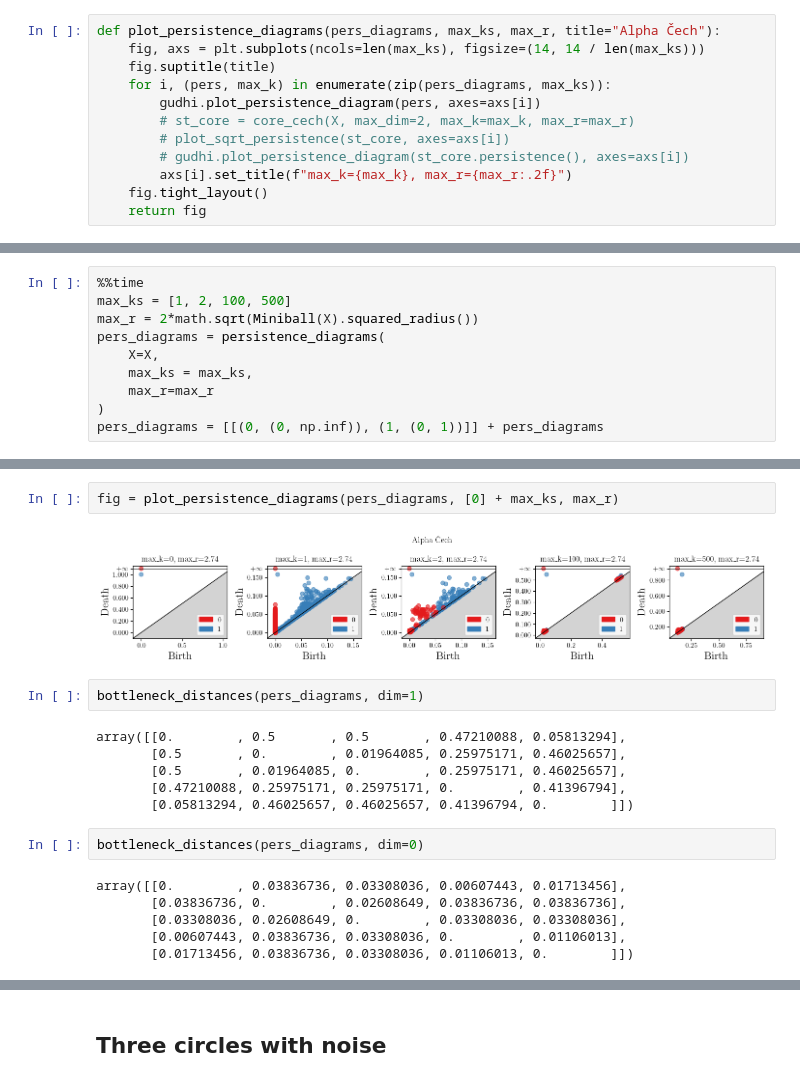
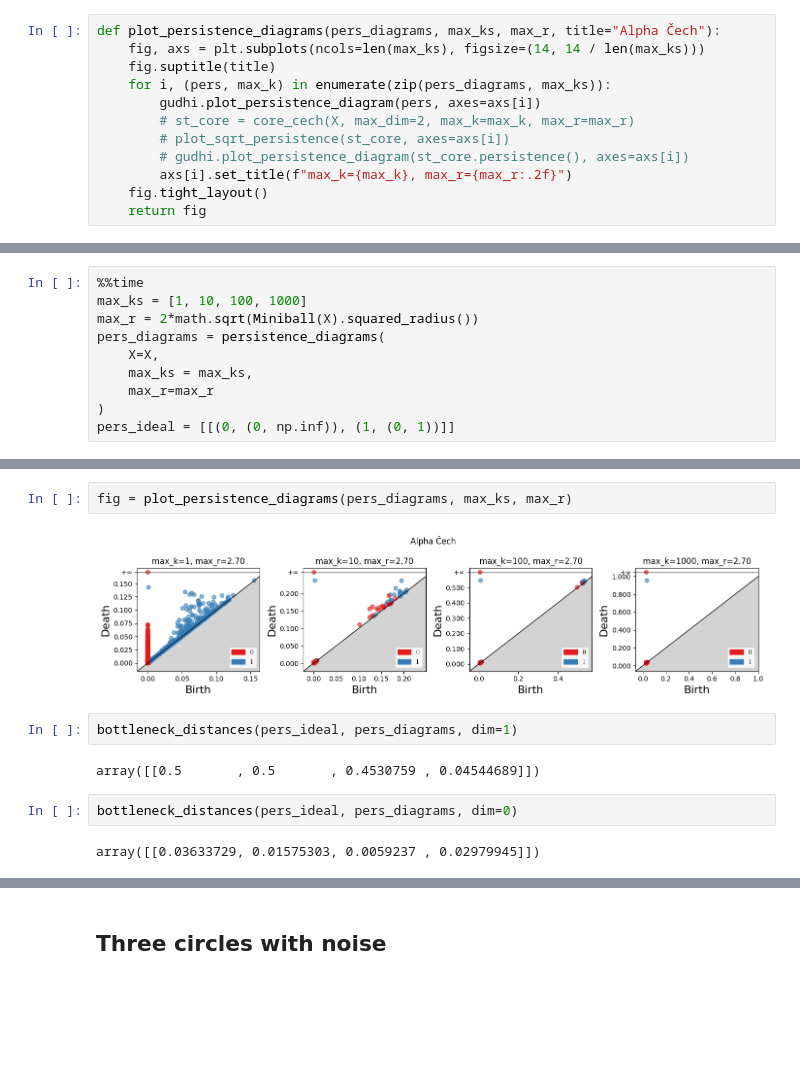
Before and after one commit to odinhg/core, a Jupyter notebook: 06_core_decreasing_k_morten.ipynb, the cells around one changed output, grey strips where cells are left out. Saved outputs shown, nothing was run; the diff lists cells and outputs as text; blank space fills up the shorter version.

Commit message:
with bottleneck distance computations

```diff
--- a/06_core_decreasing_k_morten.ipynb
+++ b/06_core_decreasing_k_morten.ipynb
@@ -139,11 +142,11 @@ plt.show()
 # %%
 %%time
-max_ks = [1, 2, 100, 500]
+max_ks = [1, 10, 100, 1000]
 max_r = 2*math.sqrt(Miniball(X).squared_radius())
 pers_diagrams = persistence_diagrams(
     X=X,
     max_ks = max_ks,
     max_r=max_r
 )
-pers_diagrams = [[(0, (0, np.inf)), (1, (0, 1))]] + pers_diagrams
+pers_ideal = [[(0, (0, np.inf)), (1, (0, 1))]]
 # %% [output]
@@ -152,20 +155,12 @@ Wall time: 9.03 s
 # %%
-fig = plot_persistence_diagrams(pers_diagrams, [0] + max_ks, max_r)
+fig = plot_persistence_diagrams(pers_diagrams, max_ks, max_r)
 # %% [output]
-[figure, old version]
+[figure, new version]
 # %%
-bottleneck_distances(pers_diagrams, dim=1)
+bottleneck_distances(pers_ideal, pers_diagrams, dim=1)
 # %% [output]
-array([[0.        , 0.5       , 0.5       , 0.47210088, 0.05813294],
-       [0.5       , 0.        , 0.01964085, 0.25975171, 0.46025657],
-       [0.5       , 0.01964085, 0.        , 0.25975171, 0.46025657],
-       [0.47210088, 0.25975171, 0.25975171, 0.        , 0.41396794],
-       [0.05813294, 0.46025657, 0.46025657, 0.41396794, 0.        ]])
+array([[0.5       , 0.5       , 0.4530759 , 0.04544689]])
 # %%
-bottleneck_distances(pers_diagrams, dim=0)
+bottleneck_distances(pers_ideal, pers_diagrams, dim=0)
 # %% [output]
-array([[0.        , 0.03836736, 0.03308036, 0.00607443, 0.01713456],
-       [0.03836736, 0.        , 0.02608649, 0.03836736, 0.03836736],
-       [0.03308036, 0.02608649, 0.        , 0.03308036, 0.03308036],
-       [0.00607443, 0.03836736, 0.03308036, 0.        , 0.01106013],
-       [0.01713456, 0.03836736, 0.03308036, 0.01106013, 0.        ]])
+array([[0.03633729, 0.01575303, 0.0059237 , 0.02979945]])
```
Also changed, not shown: parts of 43 cells of this notebook.
